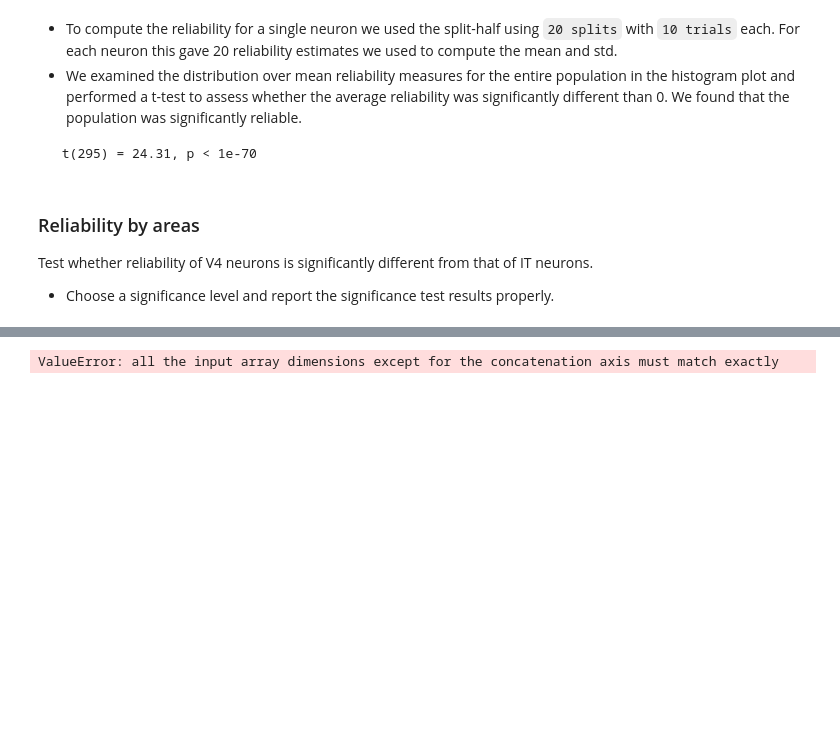
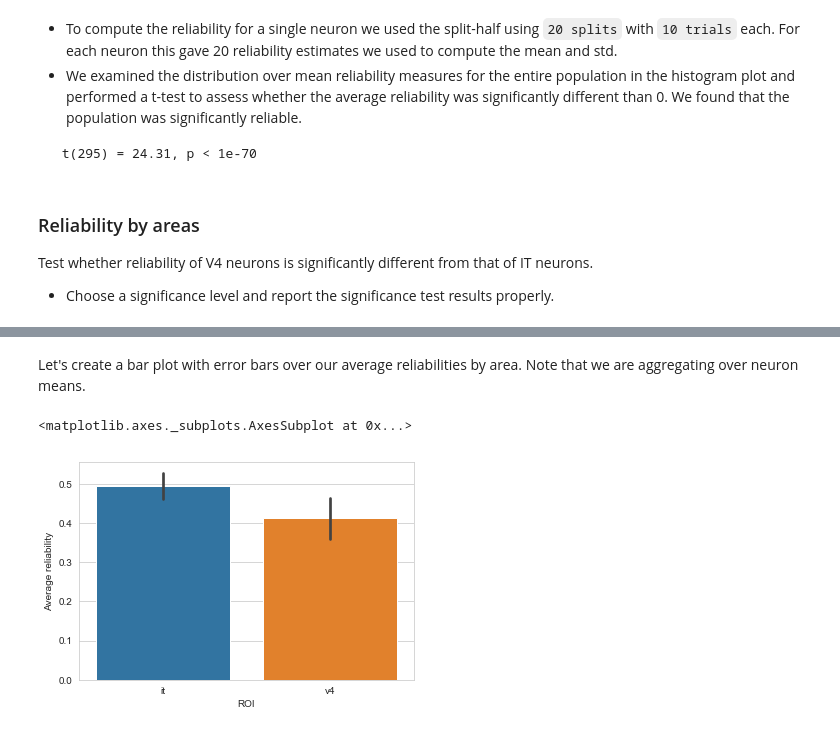
Before and after one commit to benpeloquin7/psych253, a Jupyter notebook: HW/hw1.ipynb, the cells around one changed output, grey strips where cells are left out. Cells and saved outputs as stored; diff of their text form; code cells hidden in the pictures; blank space fills up the shorter version.

```diff
--- a/HW/hw1.ipynb
+++ b/HW/hw1.ipynb
@@ -180,7 +170,13 @@ it_means = it_reliabilities.mean(1)
 v4_means = v4_reliabilities.mean(1)
 it_std = it_reliabilities.std(1)
 v4_std = v4_reliabilities.std(1)
-# %%
-np.concatenate((d_time_averaged['variation_level_0'], d_time_averaged['variation_level_6']), axis=2).shape
-# %% [output]
-ValueError: all the input array dimensions except for the concatenation axis must match exactly
+# %% [markdown]
+Let's create a bar plot with error bars over our average reliabilities by area. Note that we are aggregating over neuron means.
+# %%
+df_bar_plot = pd.DataFrame({
+    "ROI": ["it" for _ in range(len(it_means))] + ["v4" for _ in range(len(v4_means))],
+    "Average reliability": it_means.tolist() + v4_means.tolist()})
+sns.barplot(x="ROI", y="Average reliability", ci=95, data=df_bar_plot)
+# %% [output]
+<matplotlib.axes._subplots.AxesSubplot at 0x...>
+[figure, added]
```
Also changed, not shown: parts of 37 cells of this notebook.
